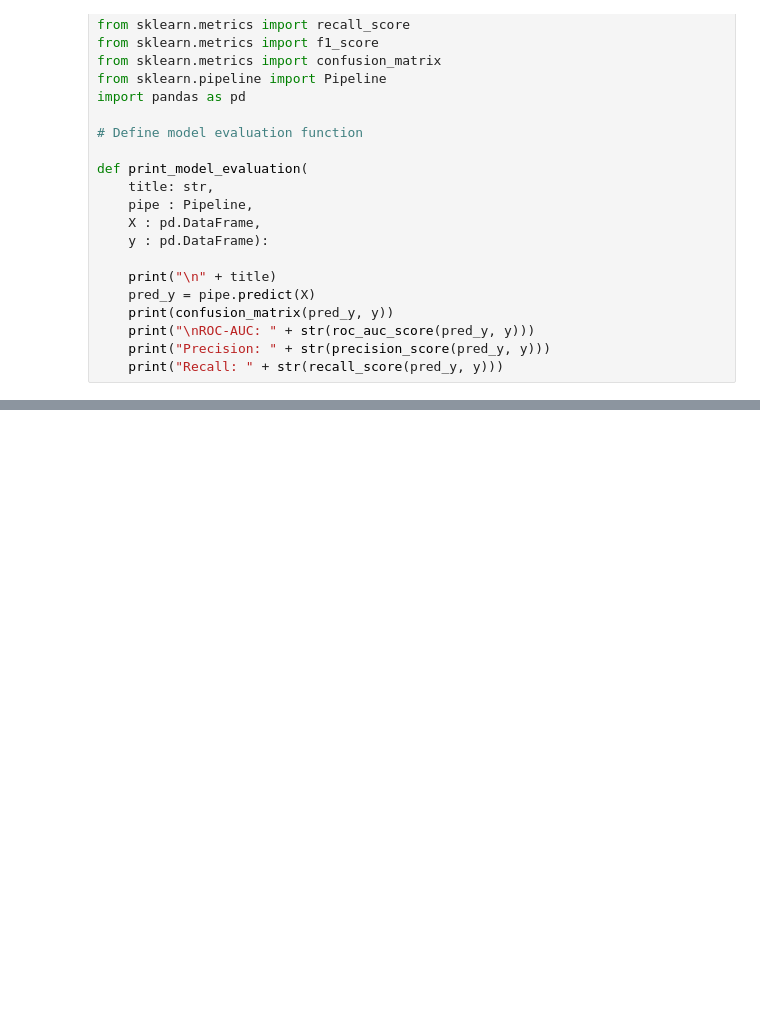
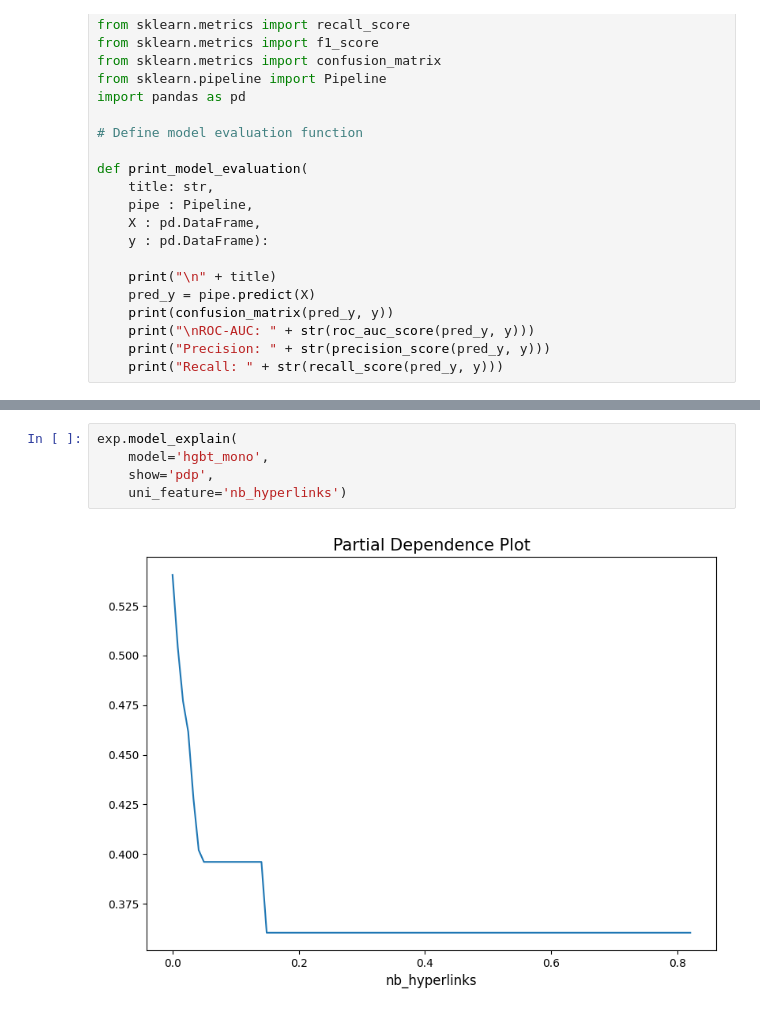
Before and after one commit to neal-logan/dsba6211-summer2024, a Jupyter notebook: nophishing/02_modeling.ipynb, the cells around one changed output, grey strips where cells are left out. Saved outputs shown, nothing was run; the diff lists cells and outputs as text; blank space fills up the shorter version.

```diff
--- a/nophishing/02_modeling.ipynb
+++ b/nophishing/02_modeling.ipynb
@@ -190,0 +324,7 @@ Recall: 0.967866323907455
+# %%
+exp.model_explain(
+    model='hgbt_mono',
+    show='pdp',
+    uni_feature='nb_hyperlinks')
+# %% [output]
+[figure, added]
```
Also changed, not shown: parts of 72 cells of this notebook.
